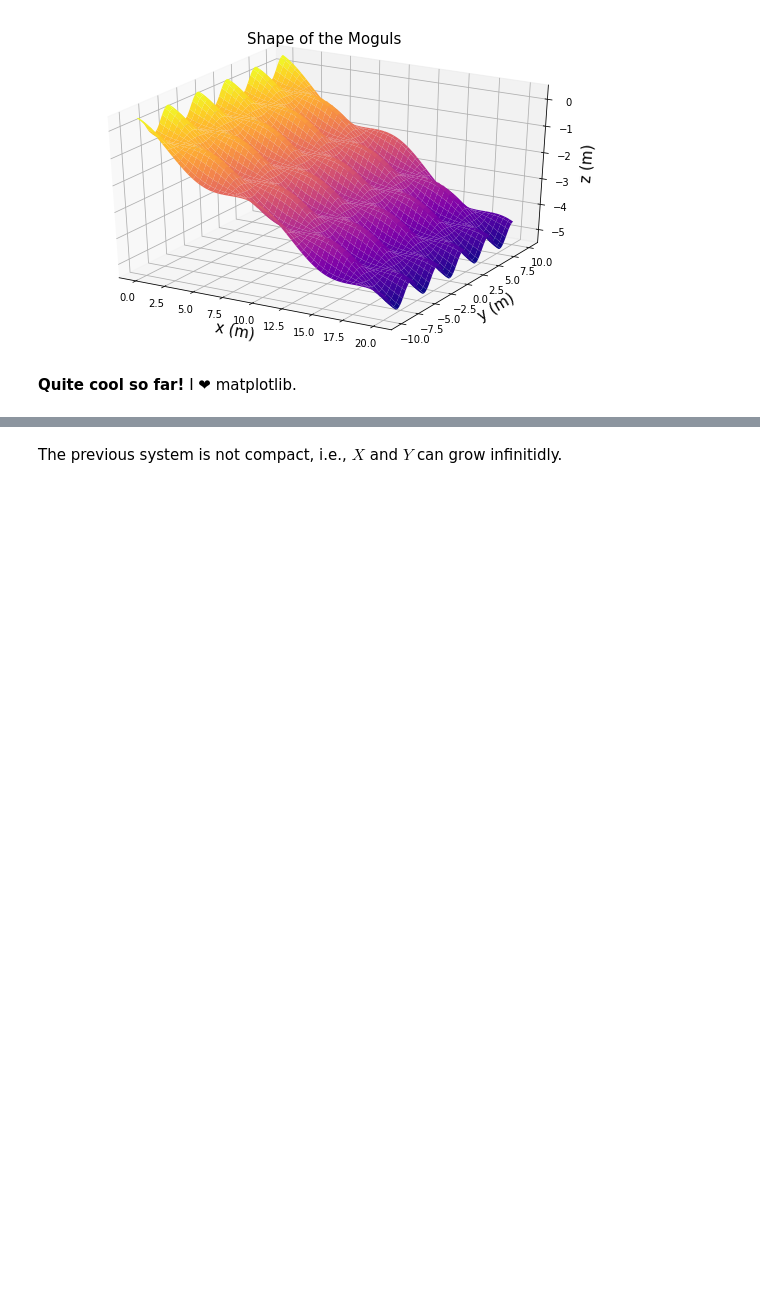
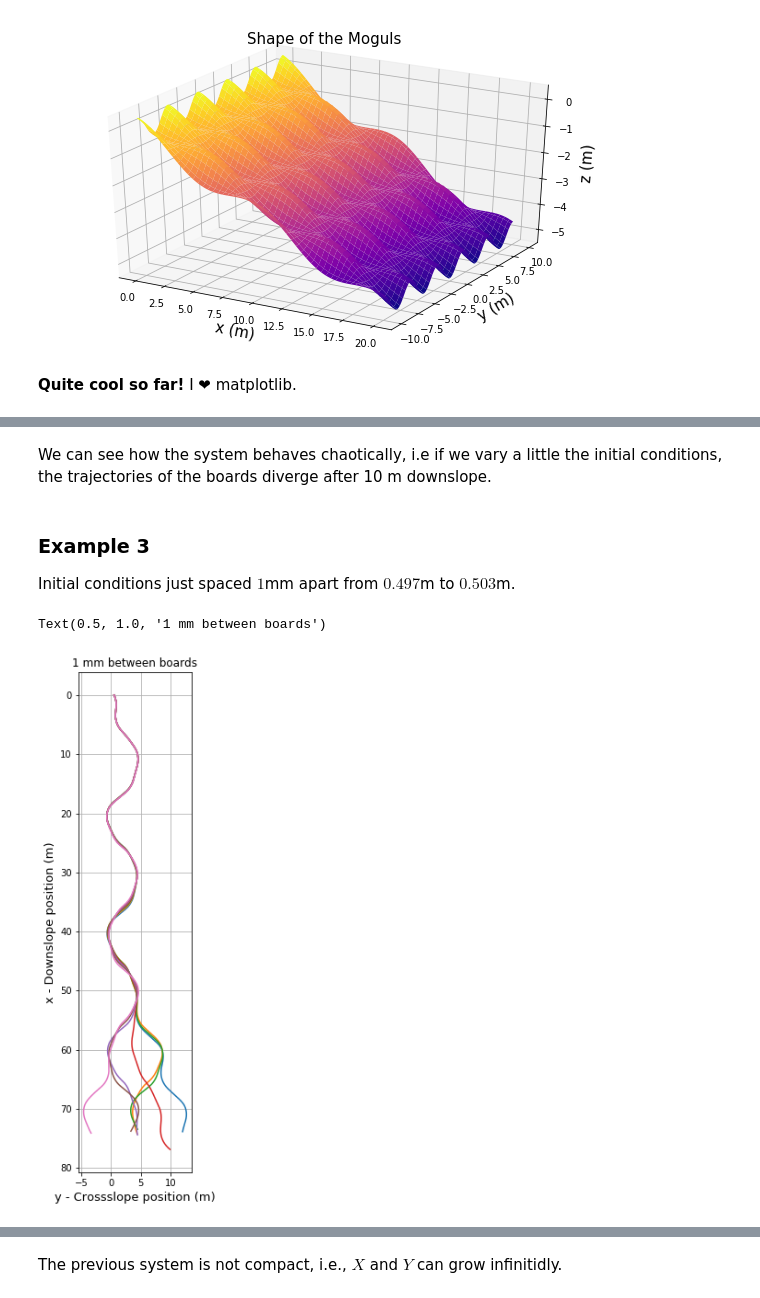
Before and after one commit to cpierard/moguls_of_chaos, a Jupyter notebook: Moguls_of_Chaos_[python].ipynb, the cells around one changed output, grey strips where cells are left out. Drawn from its saved outputs; the diff is of its cells as text; code cells hidden in the pictures; blank space fills up the shorter version.

```diff
--- a/Moguls_of_Chaos_[python].ipynb
+++ b/Moguls_of_Chaos_[python].ipynb
@@ -126,0 +222,20 @@ Text(0.5, 0, 'y - Crossslope position (m)')
+# %% [markdown]
+We can see how the system behaves chaotically, i.e if we vary a little the initial conditions, the trajectories of the boards diverge after 10 m downslope.
+# %% [markdown]
+### Example 3
+Initial conditions just spaced $1$mm apart from $0.497$m to $0.503$m.
+# %%
+n_sleds = 7
+n_time = 2200
+x_init = np.zeros(n_sleds)
+y_init = np.linspace(0.497, 0.503, n_sleds)
+v_init = np.zeros(n_sleds) + 2
+u_init = np.zeros(n_sleds) + 4
+
+sol_ex3 = solver(board, x_init, y_init, v_init, u_init , 0.01, n_time, n_sleds)
+
+plot_several(sol_ex3)
+plt.title('1 mm between boards')
+# %% [output]
+Text(0.5, 1.0, '1 mm between boards')
+[figure, added]
```
Also changed, not shown: parts of 32 cells of this notebook, 11 other files.
